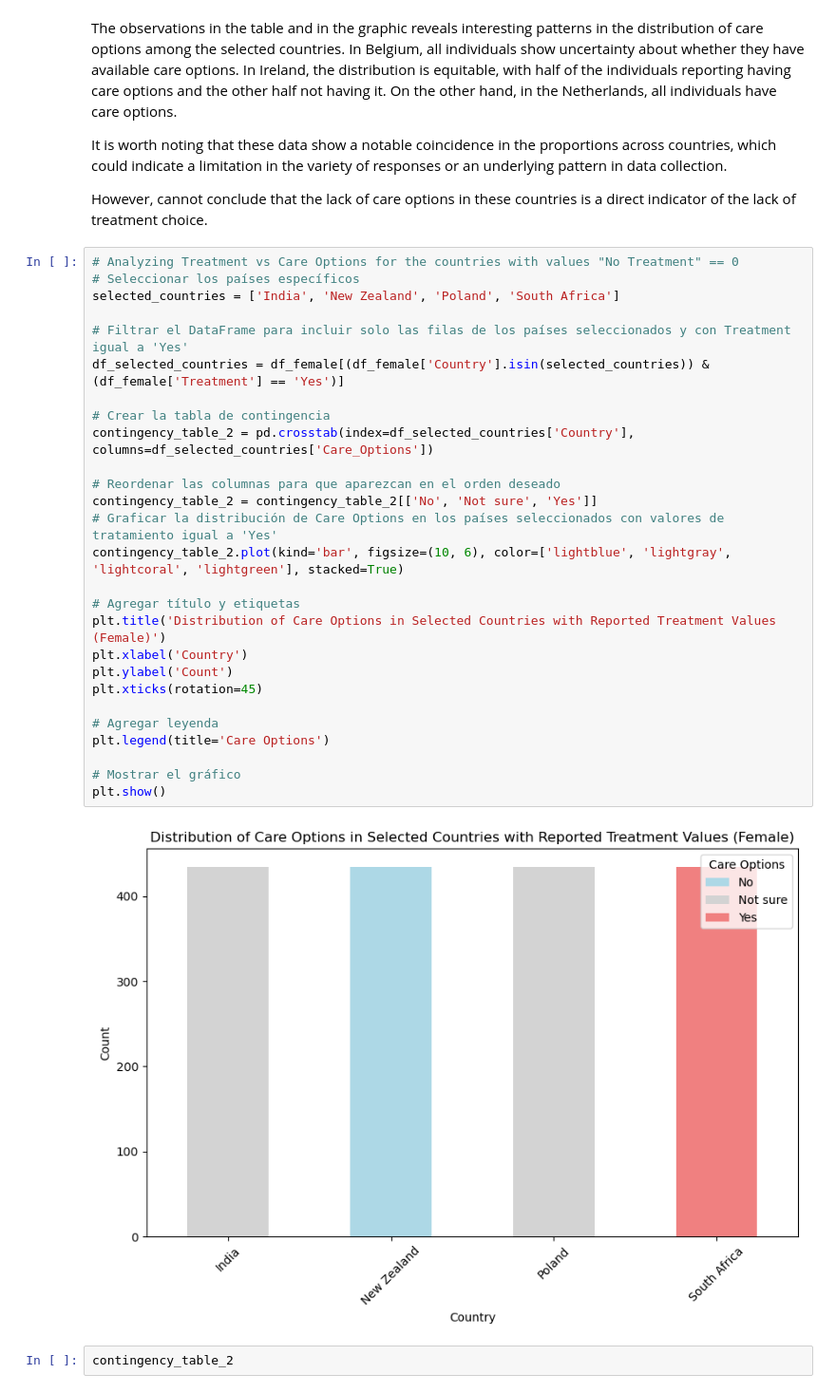
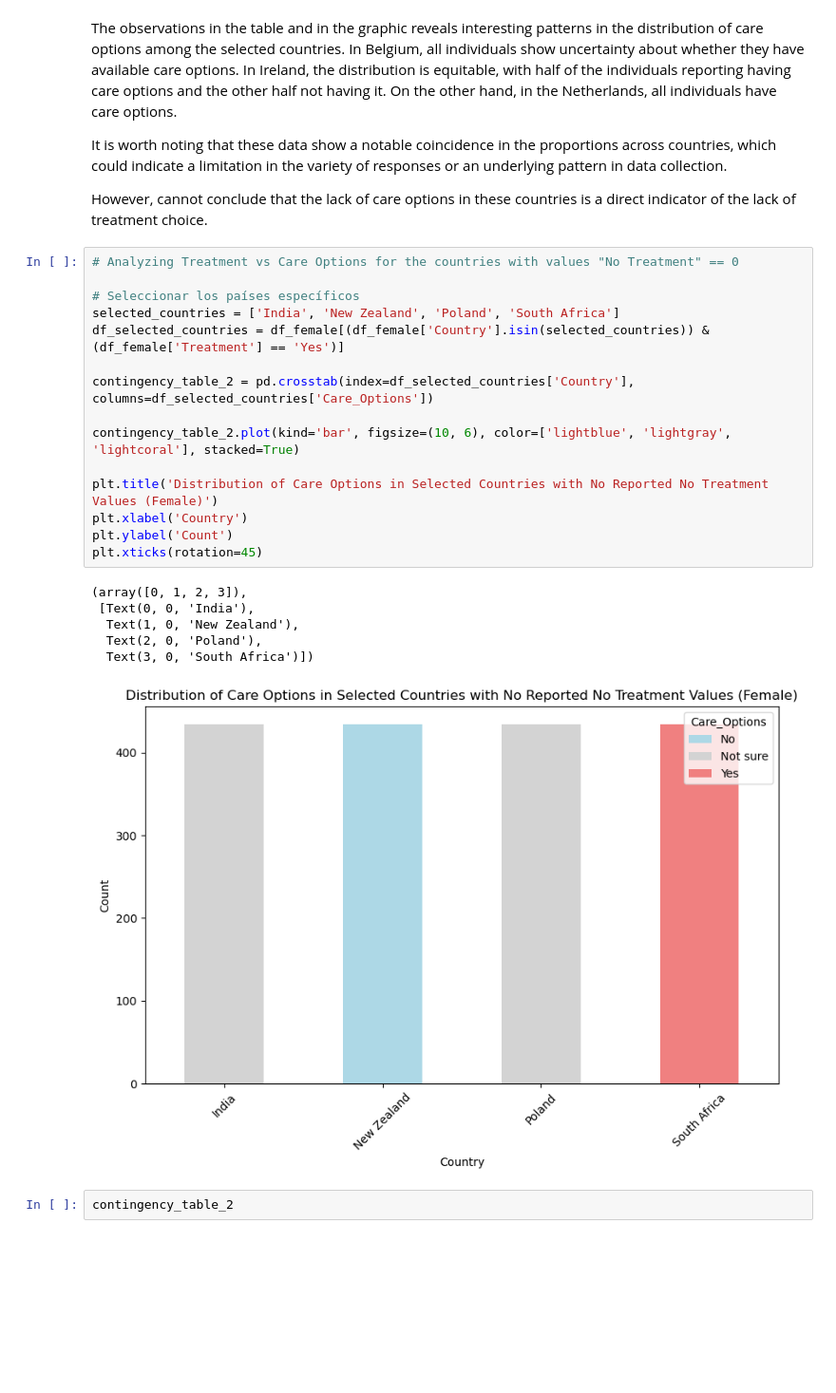
Before and after one commit to celefigs/EDA-milestone-3, a Jupyter notebook: Mental-Health- EDA.ipynb, the cells around one changed output. Shown at 95% size. Cells and saved outputs as stored; diff of their text form; blank space fills up the shorter version.

```diff
--- a/Mental-Health- EDA.ipynb
+++ b/Mental-Health- EDA.ipynb
@@ -202,33 +202,26 @@ It is worth noting that these data show a notable coincidence in the proportions
 However, cannot conclude that the lack of care options in these countries is a direct indicator of the lack of treatment choice.
 # %%
 # Analyzing Treatment vs Care Options for the countries with values "No Treatment" == 0
+
 # Seleccionar los países específicos
 selected_countries = ['India', 'New Zealand', 'Poland', 'South Africa']
-
-# Filtrar el DataFrame para incluir solo las filas de los países seleccionados y con Treatment igual a 'Yes'
 df_selected_countries = df_female[(df_female['Country'].isin(selected_countries)) & (df_female['Treatment'] == 'Yes')]
 
-# Crear la tabla de contingencia
 contingency_table_2 = pd.crosstab(index=df_selected_countries['Country'], columns=df_selected_countries['Care_Options'])
 
-# Reordenar las columnas para que aparezcan en el orden deseado
-contingency_table_2 = contingency_table_2[['No', 'Not sure', 'Yes']]
-# Graficar la distribución de Care Options en los países seleccionados con valores de tratamiento igual a 'Yes'
-contingency_table_2.plot(kind='bar', figsize=(10, 6), color=['lightblue', 'lightgray', 'lightcoral', 'lightgreen'], stacked=True)
+contingency_table_2.plot(kind='bar', figsize=(10, 6), color=['lightblue', 'lightgray', 'lightcoral'], stacked=True)
 
-# Agregar título y etiquetas
-plt.title('Distribution of Care Options in Selected Countries with Reported Treatment Values (Female)')
+plt.title('Distribution of Care Options in Selected Countries with No Reported No Treatment Values (Female)')
 plt.xlabel('Country')
 plt.ylabel('Count')
 plt.xticks(rotation=45)
-
-# Agregar leyenda
-plt.legend(title='Care Options')
-
-# Mostrar el gráfico
-plt.show()
 # %% [output]
+(array([0, 1, 2, 3]),
+ [Text(0, 0, 'India'),
+  Text(1, 0, 'New Zealand'),
+  Text(2, 0, 'Poland'),
+  Text(3, 0, 'South Africa')])
-[figure, old version]
+[figure, new version]
 # %%
 contingency_table_2
 # %% [output]
```
Also changed, not shown: parts of 1 cell of this notebook.
